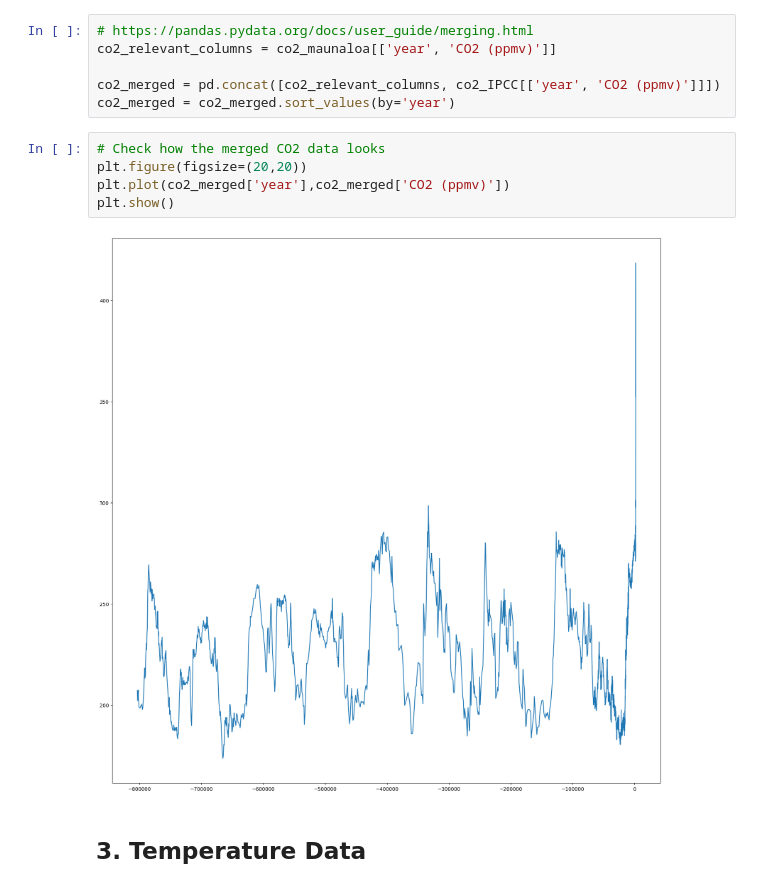
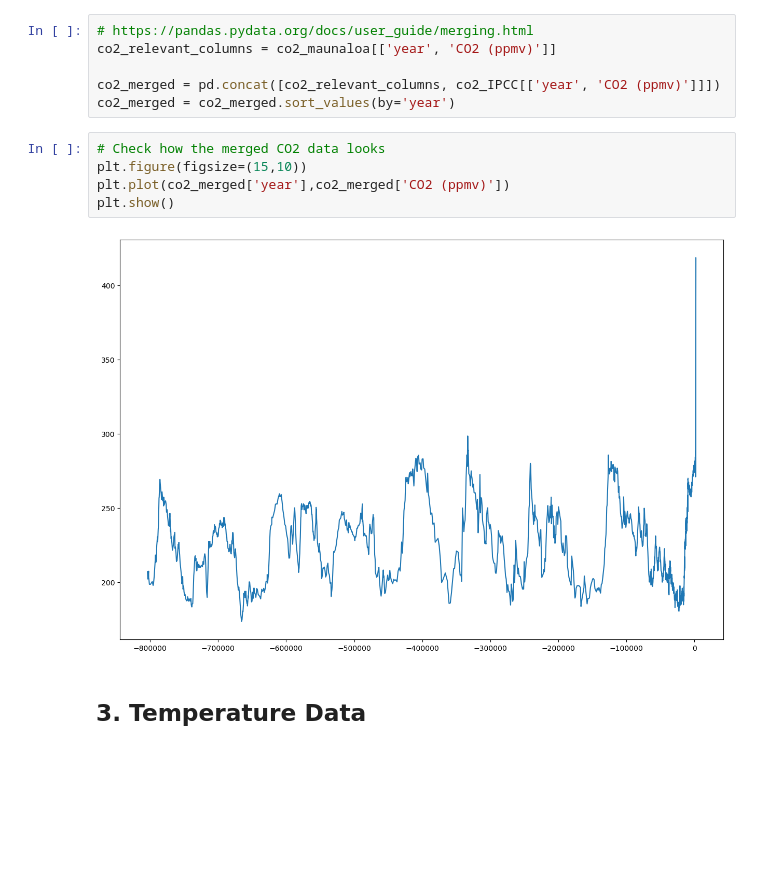
Before and after one commit to lgrealish/PfDA_Project_2, a Jupyter notebook: PfDA_Assignment2.ipynb, the cells around one changed output. Cells and saved outputs as stored; diff of their text form; blank space fills up the shorter version.

```diff
--- a/PfDA_Assignment2.ipynb
+++ b/PfDA_Assignment2.ipynb
@@ -140,11 +114,11 @@ co2_merged = pd.concat([co2_relevant_columns, co2_IPCC[['year', 'CO2 (ppmv)']]])
 co2_merged = co2_merged.sort_values(by='year')
 # %%
 # Check how the merged CO2 data looks
-plt.figure(figsize=(20,20))
+plt.figure(figsize=(15,10))
 plt.plot(co2_merged['year'],co2_merged['CO2 (ppmv)'])
 plt.show()
 # %% [output]
-[figure, old version]
+[figure, new version]
 # %% [markdown]
 ## 3. Temperature Data <a id="temp-data"></a>
 # %% [markdown]
```
Also changed, not shown: parts of 19 cells of this notebook.
